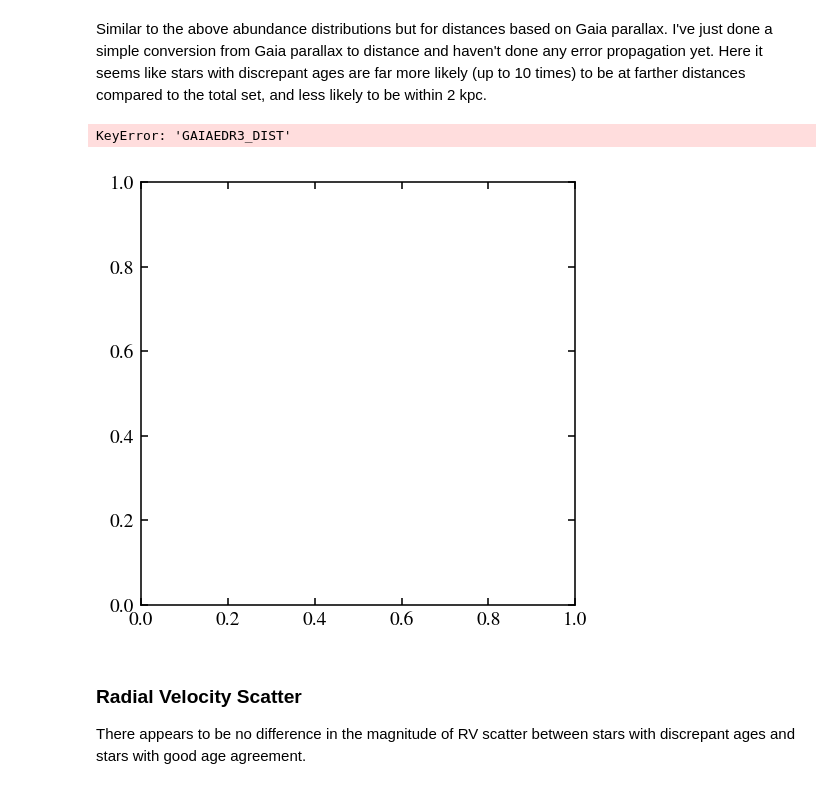
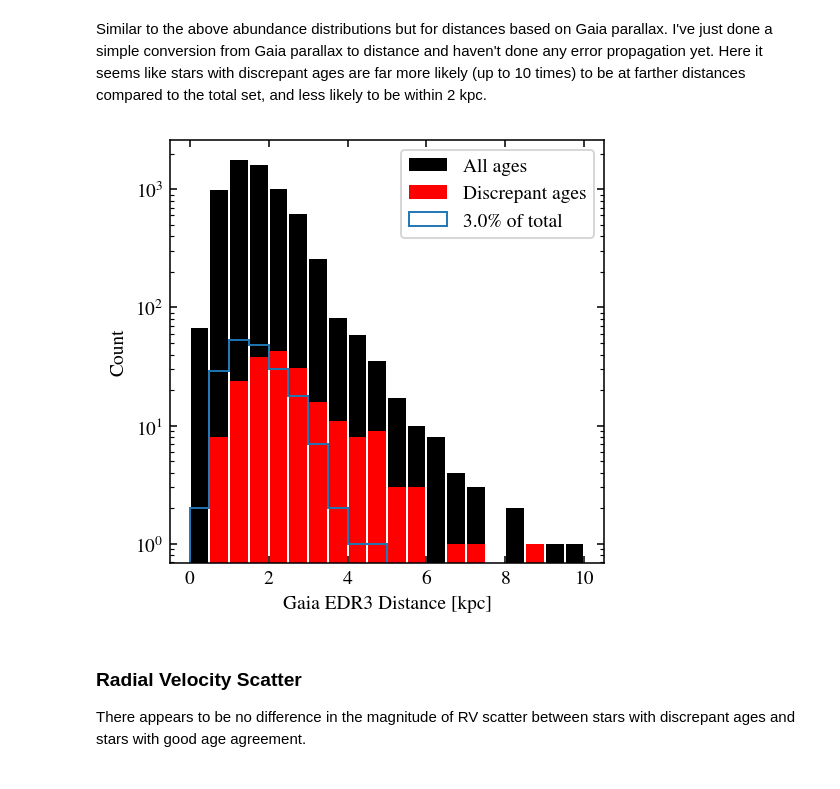
Before and after one commit to lodubay/galactic-dtd, a Jupyter notebook: notebooks/compare_datasets.ipynb, the cells around one changed output. Cells and saved outputs as stored; diff of their text form; code cells hidden in the pictures.

Commit message:
fix plot, add gitignore

```diff
--- a/notebooks/compare_datasets.ipynb
+++ b/notebooks/compare_datasets.ipynb
@@ -507,18 +507,20 @@ Similar to the above abundance distributions but for distances based on Gaia par
 # %%
 fig, ax = plt.subplots()
 bins = np.linspace(0, 10, 21)
-hist = ax.hist(cmd_ages['GAIAEDR3_DIST']/1000, color='k', rwidth=0.9, bins=bins, label='All ages')
-ax.hist(cmd_low_age['GAIAEDR3_DIST']/1000, color='r', rwidth=0.9, bins=bins, label='Discrepant ages')
-ax.hist(hist[1][:-1], weights=np.floor(low_age_frac*hist[0]), bins=bins, histtype='step',
+hist = ax.hist(cmd_ages['GAIAEDR3_R_MED_PHOTOGEO']/1000,
+               color='k', rwidth=0.9, bins=bins, label='All ages')
+ax.hist(cmd_low_age['GAIAEDR3_R_MED_PHOTOGEO']/1000,
+        color='r', rwidth=0.9, bins=bins, label='Discrepant ages')
+ax.hist(hist[1][:-1], weights=np.floor(low_age_frac*hist[0]),
+        bins=bins, histtype='step',
         label=f'{100*low_age_frac:.01f}% of total')
 ax.set_yscale('log')
 ax.set_xlabel('Gaia EDR3 Distance [kpc]')
 ax.set_ylabel('Count')
 ax.legend()
 plt.show()
 # %% [output]
-KeyError: 'GAIAEDR3_DIST'
-[figure, old version]
+[figure, new version]
 # %% [markdown]
 ### Radial Velocity Scatter
 
```
Also changed, not shown: parts of 1 cell of this notebook, 1 other file.
